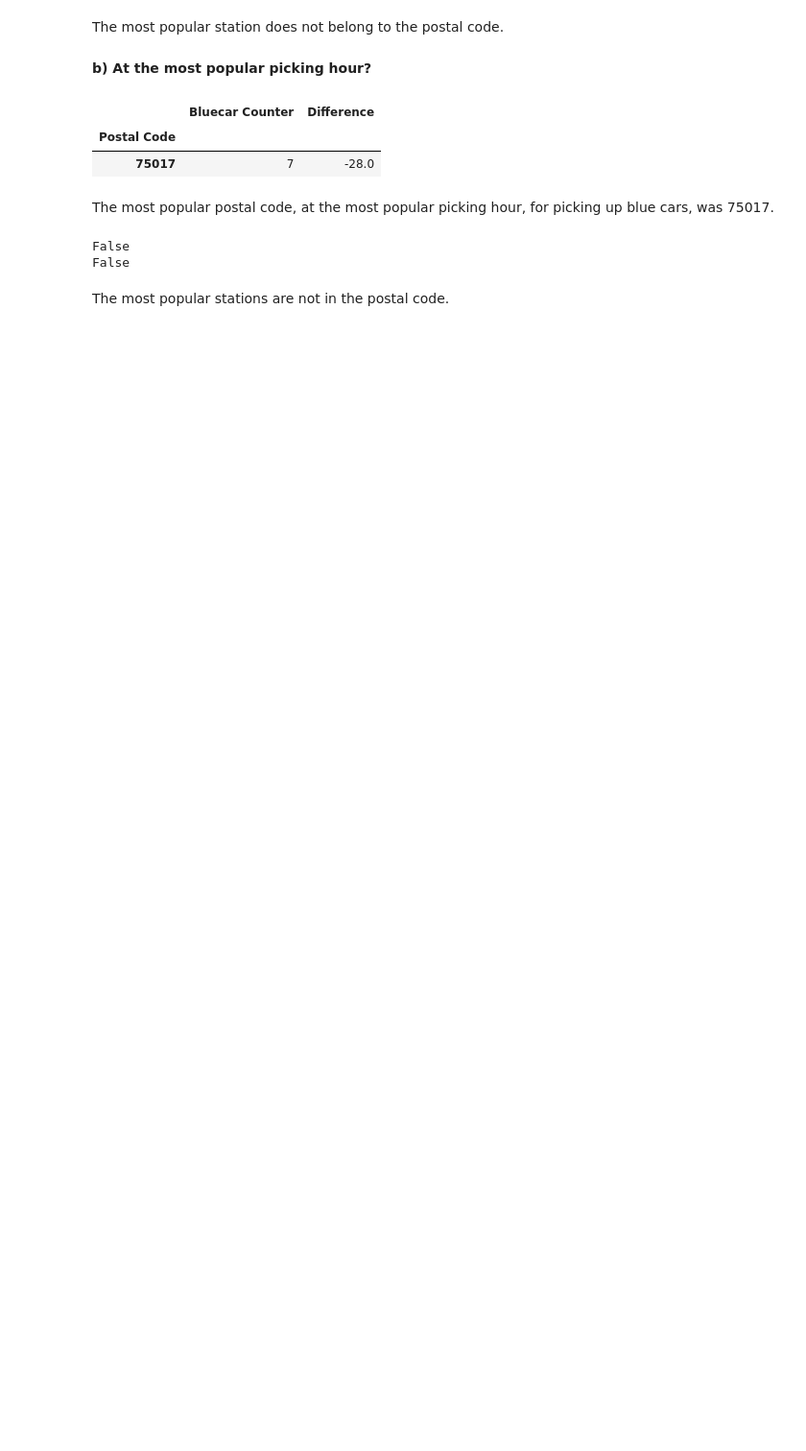
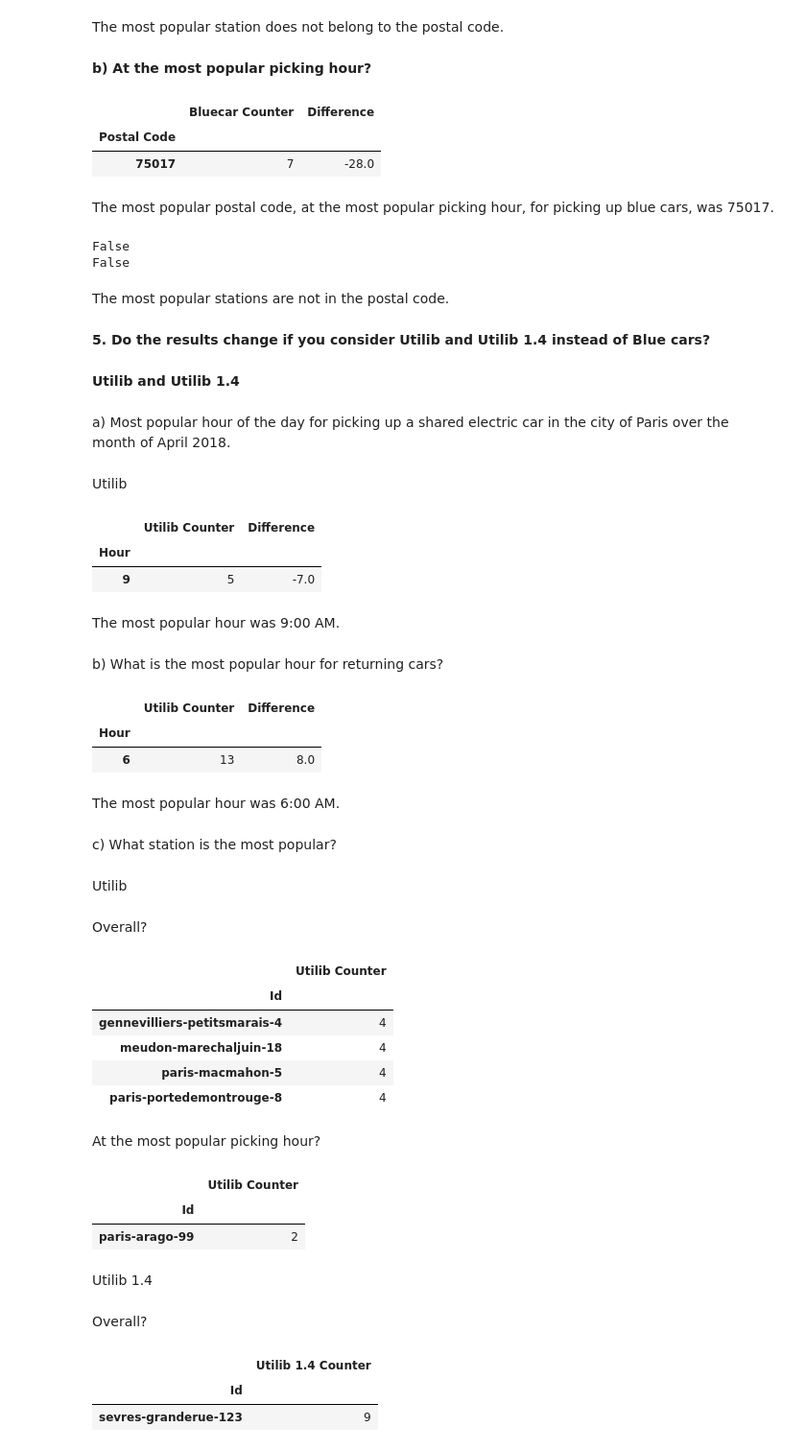
Before and after one commit to deborahmasibo/moringa_prep_week_4_ip, a Jupyter notebook: electric_vehicles_sharing_service.ipynb, the cells around one changed output. Shown at 96% size. Drawn from its saved outputs; the diff is of its cells as text; code cells hidden in the pictures; blank space fills up the shorter version.

```diff
--- a/electric_vehicles_sharing_service.ipynb
+++ b/electric_vehicles_sharing_service.ipynb
@@ -409,3 +412,69 @@ False
 False
 # %% [markdown]
 The most popular stations are not in the postal code.
+# %% [markdown]
+**5. Do the results change if you consider Utilib and Utilib 1.4 instead of Blue cars?**
+# %% [markdown]
+**Utilib and Utilib 1.4**
+# %% [markdown]
+a) Most popular hour of the day for picking up a shared electric car in the city of Paris over the month of April 2018.
+# %% [markdown]
+Utilib
+# %%
+popular_hour = ElectricCar[(ElectricCar['City'] == 'Paris') & (ElectricCar['Month'] == 4) &
+ (ElectricCar['Year'] == 2018)][['Hour', 'Utilib Counter']].groupby('Hour').sum()
+popular_hour['Difference'] = popular_hour['Utilib Counter'].diff()
+popular_hour.fillna(0, inplace= True)
+popular_hour.sort_values('Difference').head(1)
+# %% [output]
+|  | Utilib Counter | Difference |
+| Hour |  |  |
+| 9 | 5 | -7.0 |
+# %% [markdown]
+The most popular hour was 9:00 AM.
+# %% [markdown]
+b) What is the most popular hour for returning cars?
+# %%
+popular_hour.sort_values('Difference').tail(1)
+# %% [output]
+|  | Utilib Counter | Difference |
+| Hour |  |  |
+| 6 | 13 | 8.0 |
+# %% [markdown]
+The most popular hour was 6:00 AM.
+# %% [markdown]
+c) What station is the most popular?
+# %% [markdown]
+Utilib
+# %% [markdown]
+Overall?
+# %%
+popular_station_overall = ElectricCar[['Id','Utilib Counter']].groupby('Id').sum()
+popular_station_overall[popular_station_overall['Utilib Counter'] == popular_station_overall['Utilib Counter'].max()]
+# %% [output]
+|  | Utilib Counter |
+| Id |  |
+| gennevilliers-petitsmarais-4 | 4 |
+| meudon-marechaljuin-18 | 4 |
+| paris-macmahon-5 | 4 |
+| paris-portedemontrouge-8 | 4 |
+# %% [markdown]
+At the most popular picking hour?
+# %%
+pop_station_pop_hour = ElectricCar[ElectricCar['Hour'] == 21][['Id','Utilib Counter']].groupby('Id').sum()
+pop_station_pop_hour[pop_station_pop_hour['Utilib Counter'] == pop_station_pop_hour['Utilib Counter'].max()]
+# %% [output]
+|  | Utilib Counter |
+| Id |  |
+| paris-arago-99 | 2 |
+# %% [markdown]
+Utilib 1.4
+# %% [markdown]
+Overall?
+# %%
+popular_station_overall = ElectricCar[['Id','Utilib 1.4 Counter']].groupby('Id').sum()
+popular_station_overall[popular_station_overall['Utilib 1.4 Counter'] == popular_station_overall['Utilib 1.4 Counter'].max()]
+# %% [output]
+|  | Utilib 1.4 Counter |
+| Id |  |
+| sevres-granderue-123 | 9 |
```
Also changed, not shown: parts of 19 cells of this notebook.
